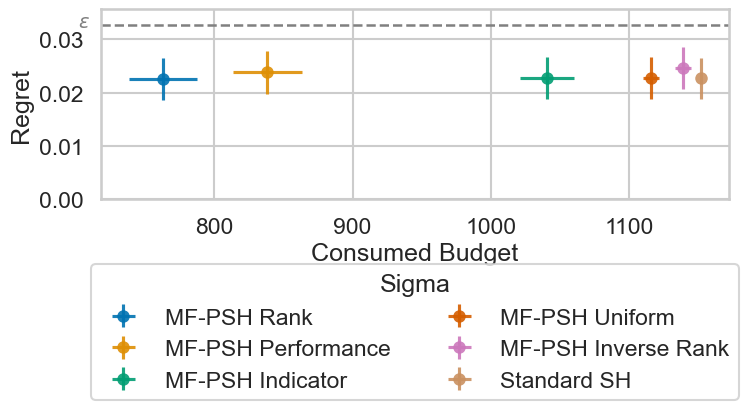
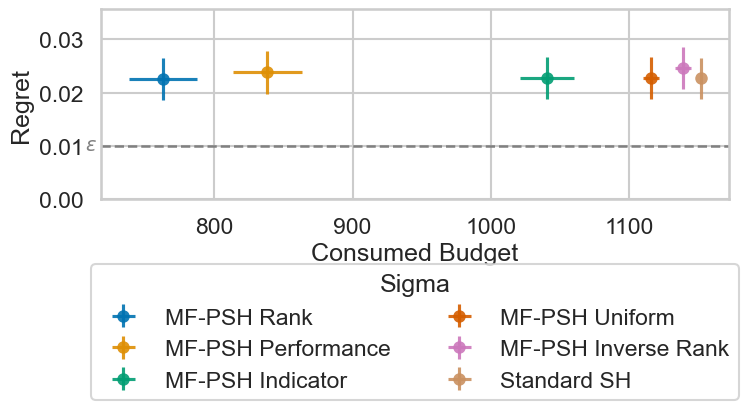
The change to this notebook cell's code, shown as a diff; its figure went from the first image to the second:
--- before
+++ after
@@ -1,4 +1,4 @@
 # base subset for pareto front idea
 lcbench_date = lcbench_date[(lcbench_date["sigma0"] == 0.0001) | (lcbench_date["prior"] == "Standard SH")]
-pareto_front_idea(lcbench_date, (710, 0.0315)).savefig("plots/pareto_front_idea_lcbench.png", bbox_inches='tight')
-pareto_front_idea(lcbench_date, (710, 0.0315)).savefig("plots/pareto_front_idea_lcbench.pdf", bbox_inches='tight')
+pareto_front_idea(lcbench_date, (715, 0.0085)).savefig("plots/pareto_front_idea_lcbench.png", bbox_inches='tight')
+pareto_front_idea(lcbench_date, (715, 0.0085)).savefig("plots/pareto_front_idea_lcbench.pdf", bbox_inches='tight')

Commit: Update plots